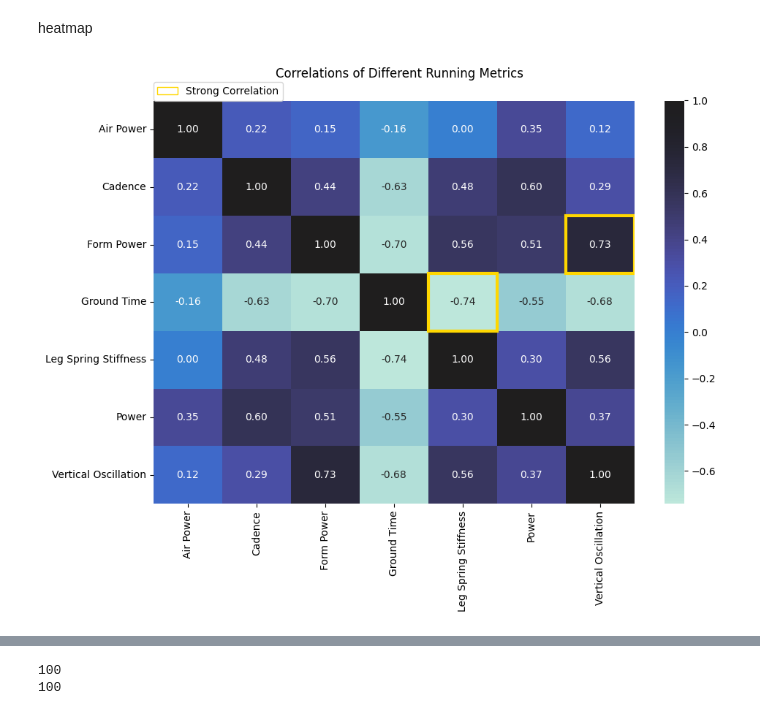
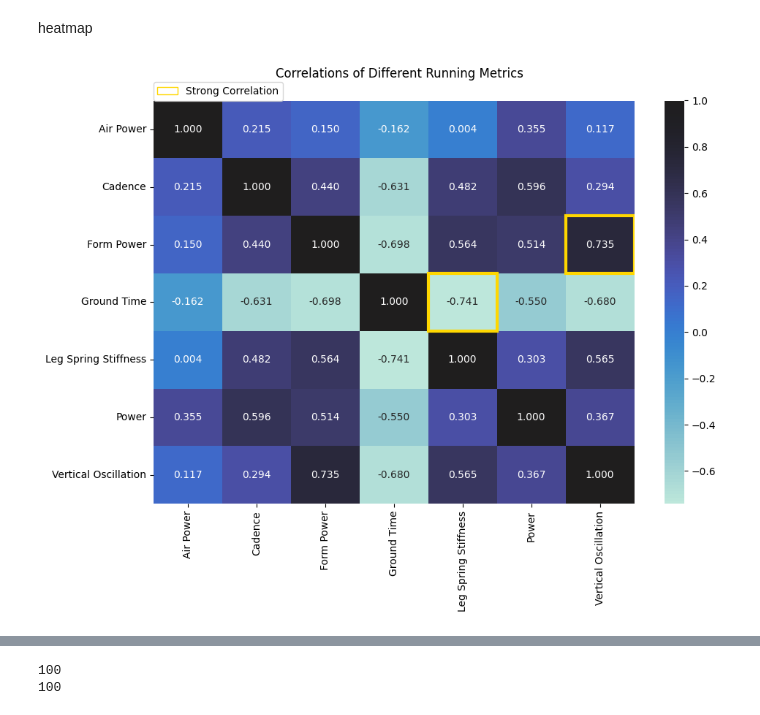
Before and after one commit to ccthatsme/siads521_assignment4, a Jupyter notebook: introduction.ipynb, the cells around one changed output, grey strips where cells are left out. Saved outputs shown, nothing was run; the diff lists cells and outputs as text; code cells hidden in the pictures.

```diff
--- a/introduction.ipynb
+++ b/introduction.ipynb
@@ -186,27 +186,27 @@ heatmap
 # %%
 df_run_heatmap = df_run[['Air Power', 'Cadence', 'Form Power', 'Ground Time',
        'Leg Spring Stiffness', 'Power', 'Vertical Oscillation']]
 
 corr = df_run_heatmap.corr()
 golden_patch = mpatches.Patch(edgecolor='gold', facecolor='none', label='Strong Correlation')
 
 fig, ax = plt.subplots(figsize=(10,8))
 
-ax_heat = sns.heatmap(data=corr, ax=ax, annot=True, center=True, fmt='.2f')
+ax_heat = sns.heatmap(data=corr, ax=ax, annot=True, center=True, fmt='.3f')
 
 ## highlight cells
 for i in range(len(corr.columns)):
     for j in range(len(corr.columns)):
         if j > i:
               val = corr.iloc[i, j]
               if abs(val) >= 0.7 and i != j:
                      ax_heat.add_patch(plt.Rectangle((j, i), 1, 1, fill=False, edgecolor='gold', lw=3))
 
 
 
 plt.suptitle('Correlations of Different Running Metrics')
 plt.tight_layout(rect=[0, 0.03, 1, 0.99])
 plt.legend(handles=[golden_patch],loc=(0,1))
 plt.show()
 # %% [output]
-[figure, old version]
+[figure, new version]
```
Also changed, not shown: parts of 2 cells of this notebook.
